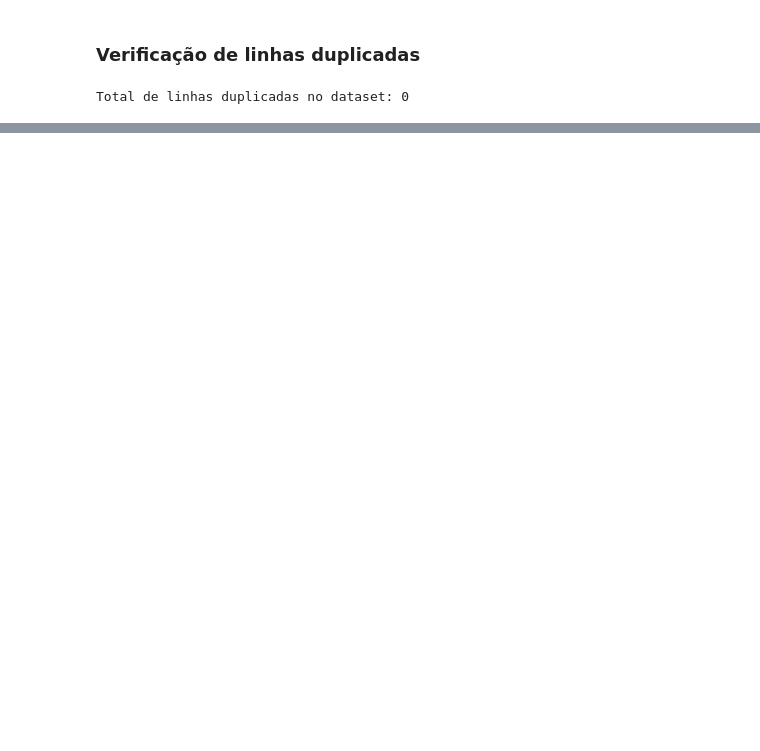
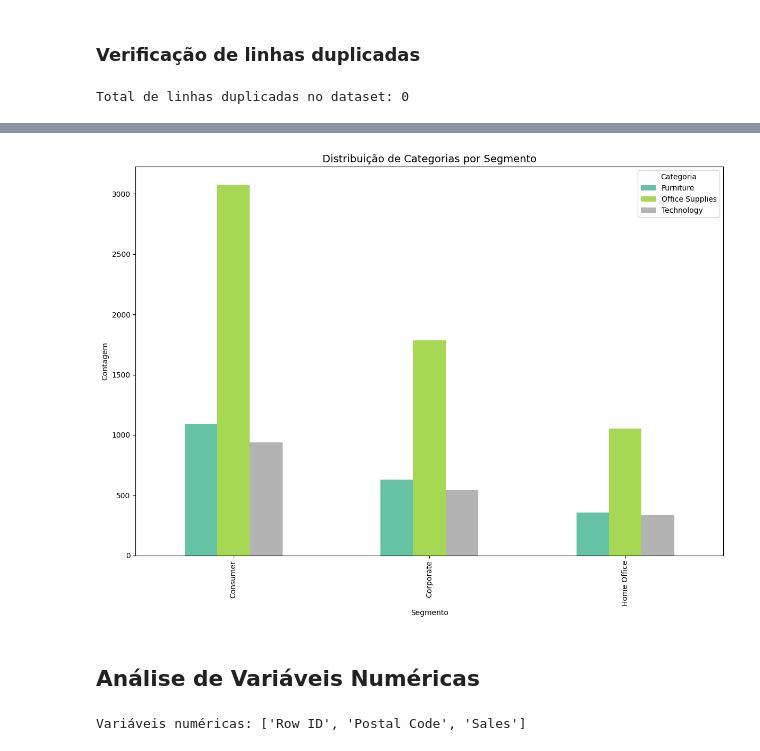
Before and after one commit to Douglas-Lucarelli/superstore_sales_analysis, a Jupyter notebook: eda_superstore_sales.ipynb, the cells around one changed output, grey strips where cells are left out. Cells and saved outputs as stored; diff of their text form; code cells hidden in the pictures; blank space fills up the shorter version.

```diff
--- a/eda_superstore_sales.ipynb
+++ b/eda_superstore_sales.ipynb
@@ -106,0 +237,5 @@ Total de linhas duplicadas no dataset: 0
+# %%
+# Criando uma tabela para analizar a relação entre Segment e Category
+segment_category = pd.crosstab(df['Segment'], df['Category'])
+print("Tabela cruzada: Segment x Category")
+segment_category
@@ -106,0 +249,20 @@ Total de linhas duplicadas no dataset: 0
+# %%
+# Visualizando a relação entre Segment e Category
+fig, ax = plt.subplots(figsize=(12, 9))  # Cria figura E eixos
+segment_category.plot(kind='bar', colormap='Set2', ax=ax)
+plt.title('Distribuição de Categorias por Segmento', fontsize=14)
+plt.xlabel('Segmento')
+plt.ylabel('Contagem')
+plt.legend(title='Categoria')
+plt.tight_layout()
+plt.show()
+# %% [output]
+[figure, added]
+# %% [markdown]
+## Análise de Variáveis Numéricas
+# %%
+# Identificando variáveis numéricas
+num_columns = df.select_dtypes(include=['int64', 'float64']).columns.tolist()
+print(f"Variáveis numéricas: {num_columns}")
+# %% [output]
+Variáveis numéricas: ['Row ID', 'Postal Code', 'Sales']
```
Also changed, not shown: parts of 20 cells of this notebook.
